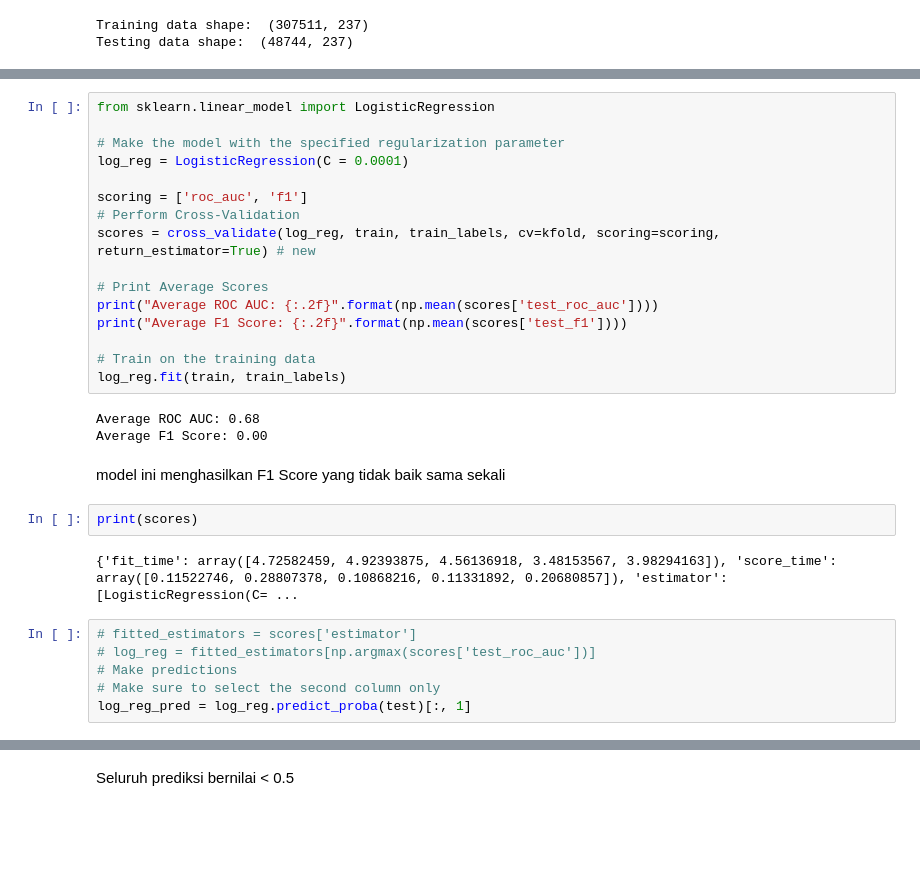
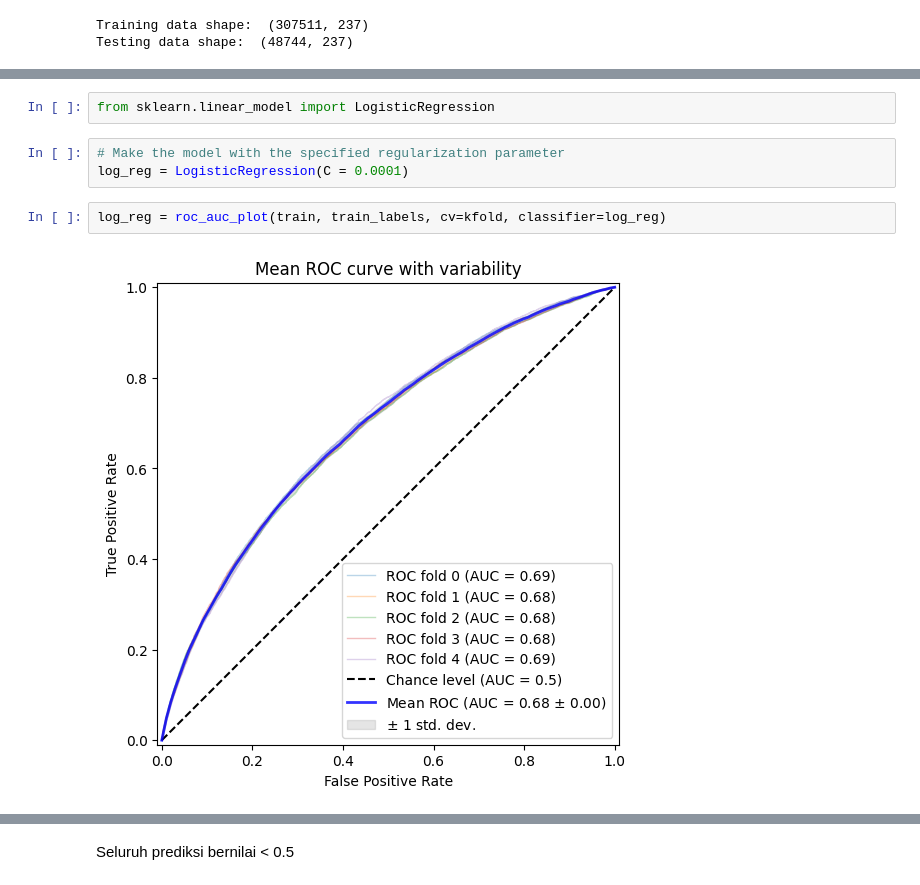
Before and after one commit to milhamramadhan12/def-risk, a Jupyter notebook: run.ipynb, the cells around one changed output, grey strips where cells are left out. Saved outputs shown, nothing was run; the diff lists cells and outputs as text; blank space fills up the shorter version.

Commit message:
tambah model dan cleaning

```diff
--- a/run.ipynb
+++ b/run.ipynb
@@ -644,32 +732,10 @@ score = 0.68292
 # %%
 from sklearn.linear_model import LogisticRegression
-
-# Make the model with the specified regularization parameter
-log_reg = LogisticRegression(C = 0.0001)
-
-scoring = ['roc_auc', 'f1']
-# Perform Cross-Validation
-scores = cross_validate(log_reg, train, train_labels, cv=kfold, scoring=scoring, return_estimator=True) # new
-
-# Print Average Scores
-print("Average ROC AUC: {:.2f}".format(np.mean(scores['test_roc_auc'])))
-print("Average F1 Score: {:.2f}".format(np.mean(scores['test_f1'])))
-
-# Train on the training data
-log_reg.fit(train, train_labels)
-# %% [output]
-Average ROC AUC: 0.68
-Average F1 Score: 0.00
-# %% [markdown]
-model ini menghasilkan F1 Score yang tidak baik sama sekali
-# %%
-print(scores)
-# %% [output]
-{'fit_time': array([4.72582459, 4.92393875, 4.56136918, 3.48153567, 3.98294163]), 'score_time': array([0.11522746, 0.28807378, 0.10868216, 0.11331892, 0.20680857]), 'estimator': [LogisticRegression(C= ...
-# %%
-# fitted_estimators = scores['estimator']
-# log_reg = fitted_estimators[np.argmax(scores['test_roc_auc'])]
-# Make predictions
-# Make sure to select the second column only
-log_reg_pred = log_reg.predict_proba(test)[:, 1]
+# %%
+# Make the model with the specified regularization parameter
+log_reg = LogisticRegression(C = 0.0001)
+# %%
+log_reg = roc_auc_plot(train, train_labels, cv=kfold, classifier=log_reg)
+# %% [output]
+[figure, added]
 # %%
```
Also changed, not shown: parts of 128 cells of this notebook.
